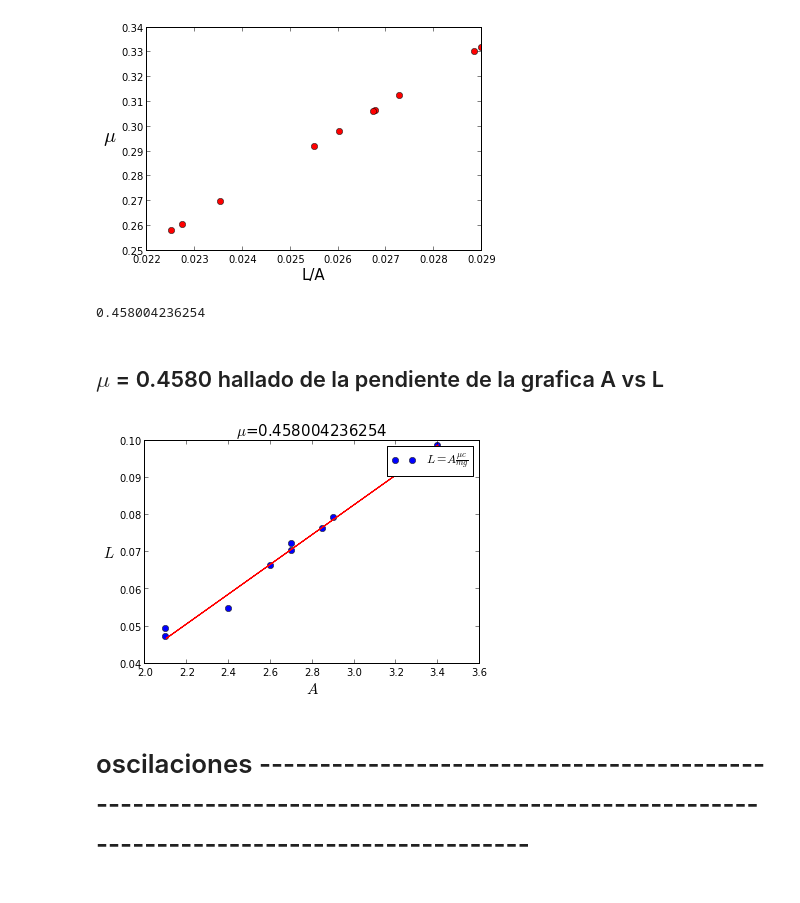
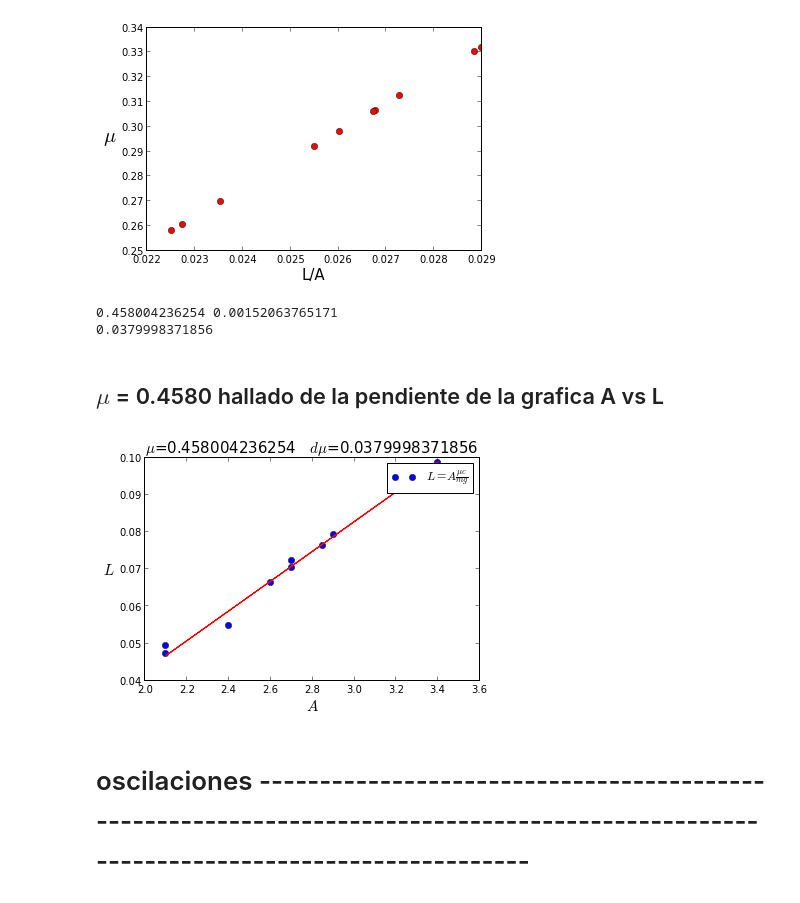
Before and after one commit to daniel-lozano/lab-intermedio, a Jupyter notebook: torque/Magnetico.ipynb, the cells around one changed output. Saved outputs shown, nothing was run; the diff lists cells and outputs as text; code cells hidden in the pictures.

```diff
--- a/torque/Magnetico.ipynb
+++ b/torque/Magnetico.ipynb
@@ -54,3 +54,10 @@ for i in range(len(M1)):
 print mean(M1), "primera aproximacion de $\mu$"
 # %% [output]
 0.296441261115 primera aproximacion de $\mu$
+# %%
+#error
+error=0
+for i in (M1):
+    error=(mean(M1)-i)**2
+error=(error/len(M1))**0.5
+print error
@@ -75,10 +84,13 @@ ylabel("$ \mu $",rotation="horizontal",size=20)
 from scipy import stats
 # %%
 mu=stats.linregress(A,L)[0]*g*m2/c
-
-print mu
+errorpendiente= stats.linregress(A,L)[-1]
+print mu,errorpendiente
+ermu=errorpendiente/stats.linregress(A,L)[0]
+print ermu
 # %% [output]
-0.458004236254
+0.458004236254 0.00152063765171
+0.0379998371856
 # %% [markdown]
 ## $\mu$ = 0.4580 hallado de la pendiente de la grafica A vs L
 # %%
@@ -91,14 +103,14 @@ for i in range(len(A)):
 # %%
 plot(A,L,"bo",label="$L=A \\frac{\mu c }{mg}$")
 xlabel("$ A $",size=15)
 ylabel("$ L $",size=15,rotation="horizontal")
 plot(A,L_,"r")
 legend()
 mean(M1)
-title("$\mu$="+str(mu),size=15)
+title("$\mu$="+str(mu)+"   $d\mu$="+str(ermu),size=15)
 savefig("uno.png")
 # %% [output]
-[figure, old version]
+[figure, new version]
 # %% [markdown]
 # oscilaciones -------------------------------------------------------------------------------------------------------------------------------------
 # %%
```
Also changed, not shown: parts of 10 cells of this notebook, 2 other files.
